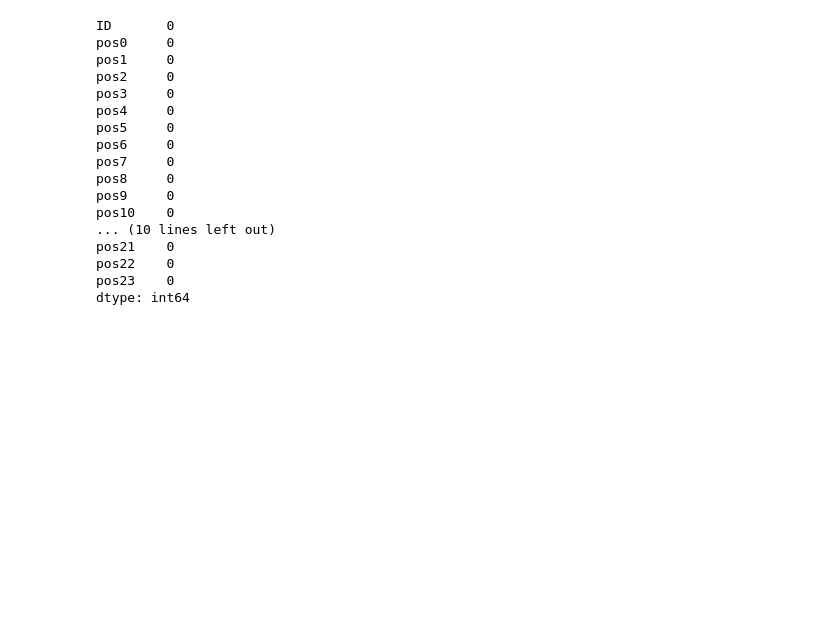
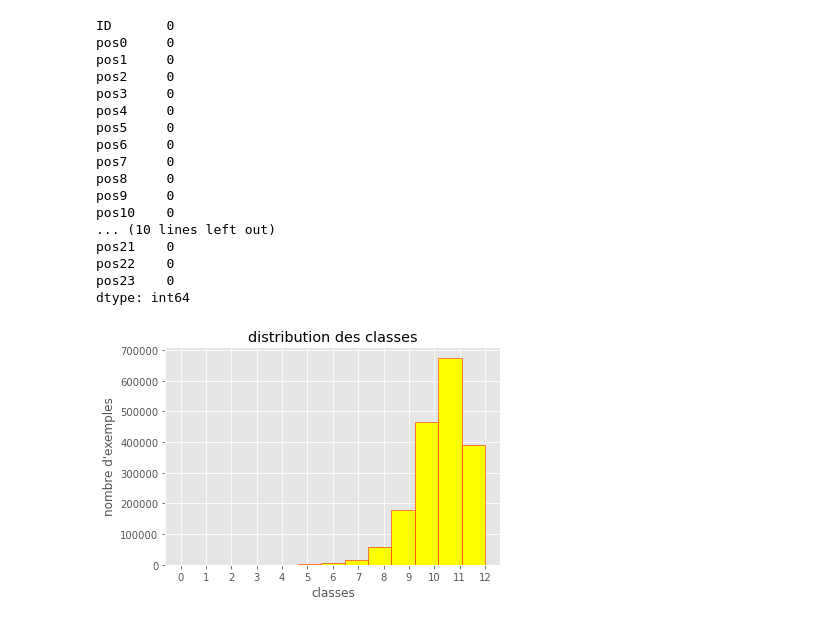
Before and after one commit to annag29/ProjetML, a Jupyter notebook: projetML.ipynb, the cells around one changed output. Drawn from its saved outputs; the diff is of its cells as text; code cells hidden in the pictures; blank space fills up the shorter version.

```diff
--- a/projetML.ipynb
+++ b/projetML.ipynb
@@ -131,4 +131,11 @@ pos22    0
 pos23    0
 dtype: int64
 # %%
-test
+plt.xticks([0,1,2,3,4,5,6,7,8,9,10,11,12])
+plt.hist(np.delete(y,0,1), range = (0, 12), bins=13, color='yellow',edgecolor='red')
+plt.xlabel('classes')
+plt.ylabel('nombre d\'exemples')
+plt.title('distribution des classes')
+plt.show()
+# %% [output]
+[figure, added]
```
Also changed, not shown: parts of 1 cell of this notebook.
